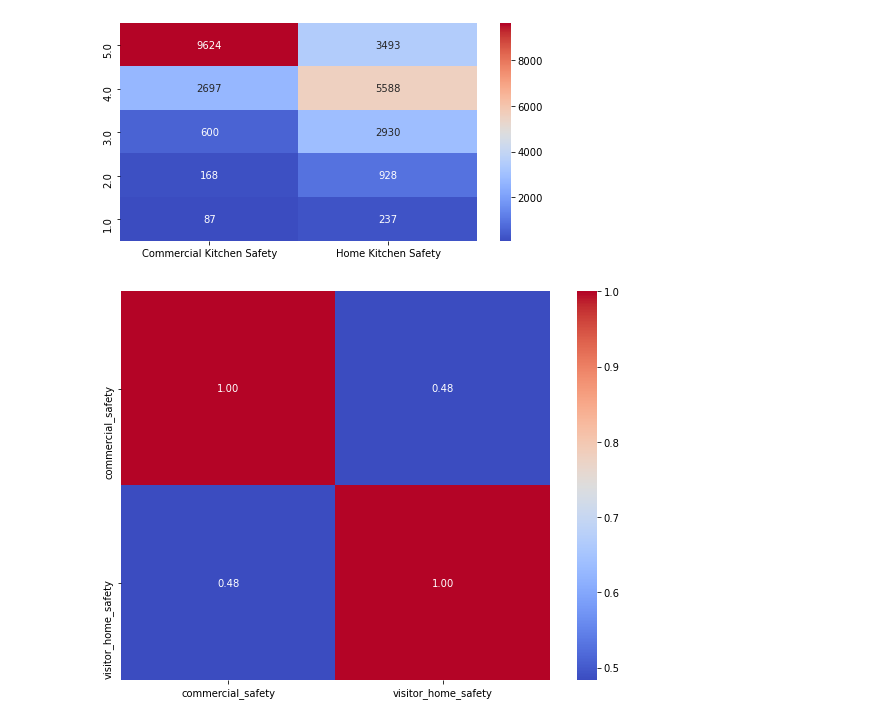
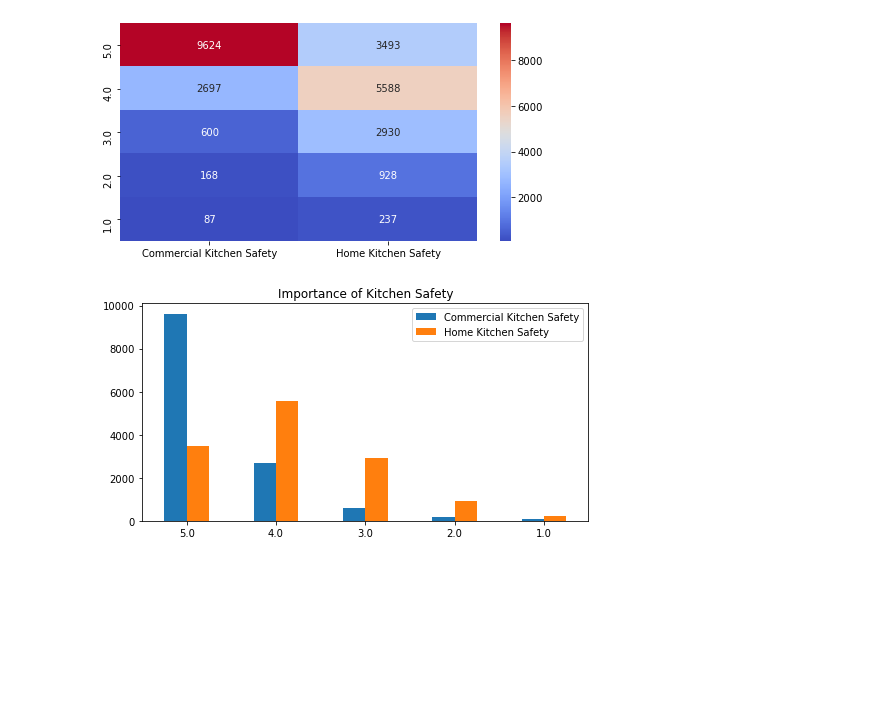
Before and after one commit to bjd9/washmeat, a Jupyter notebook: DEA_washmeat.ipynb, the cells around one changed output. Drawn from its saved outputs; the diff is of its cells as text; code cells hidden in the pictures; blank space fills up the shorter version.

```diff
--- a/DEA_washmeat.ipynb
+++ b/DEA_washmeat.ipynb
@@ -1138,16 +1159,8 @@ f, ax = plt.subplots(figsize=(8,4))
 sns.heatmap(item3_reverse, annot=True, ax=ax, fmt="d", cmap="coolwarm");
 # %% [output]
 [figure]
-# %%
-# correlation between
-# use Spearman instead of default Pearson since ordinal variables
-corr_matrix = safety_compare.corr(method='spearman')
-
-fig, ax = plt.subplots(figsize=(8,6))
-
-sns.heatmap(corr_matrix, cmap='coolwarm', annot=True, fmt='.2f')
-
-plt.tight_layout()
-plt.show()
-# %% [output]
-[figure, removed]
+# %%
+item3_reverse.plot.bar(figsize=(8,4), rot=0)
+plt.title('Importance of Kitchen Safety');
+# %% [output]
+[figure, added]
```
Also changed, not shown: parts of 10 cells of this notebook, 1 other file.
